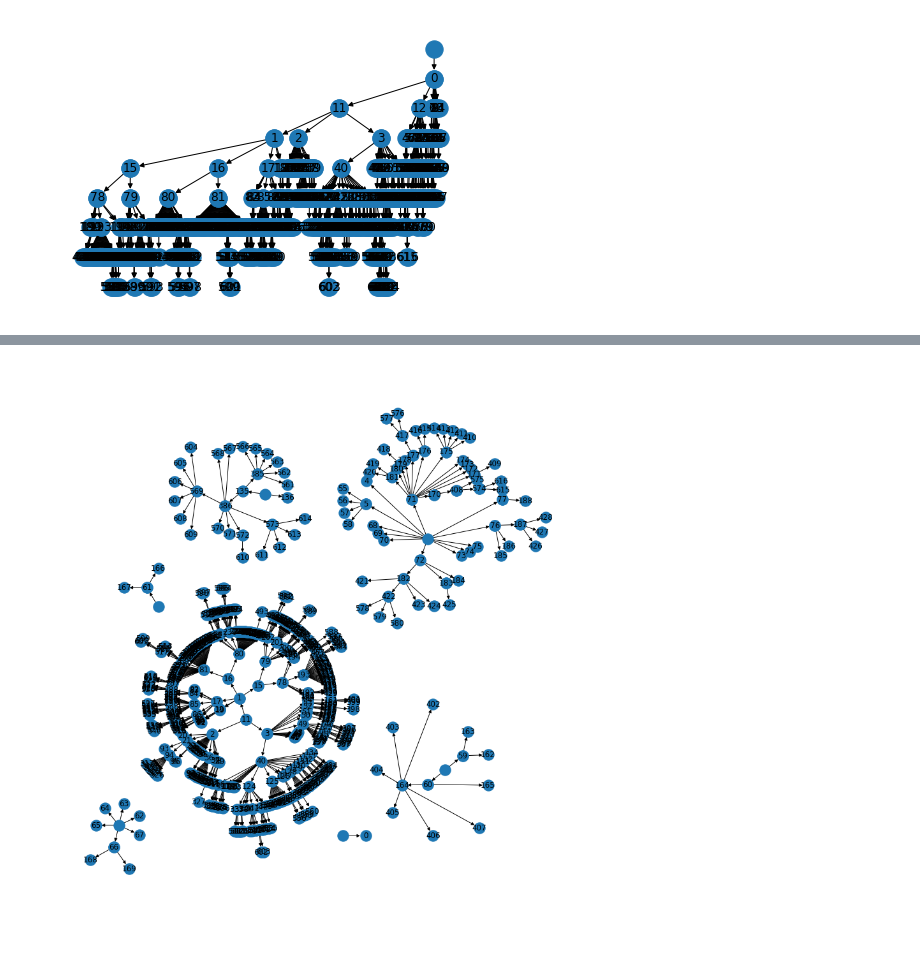
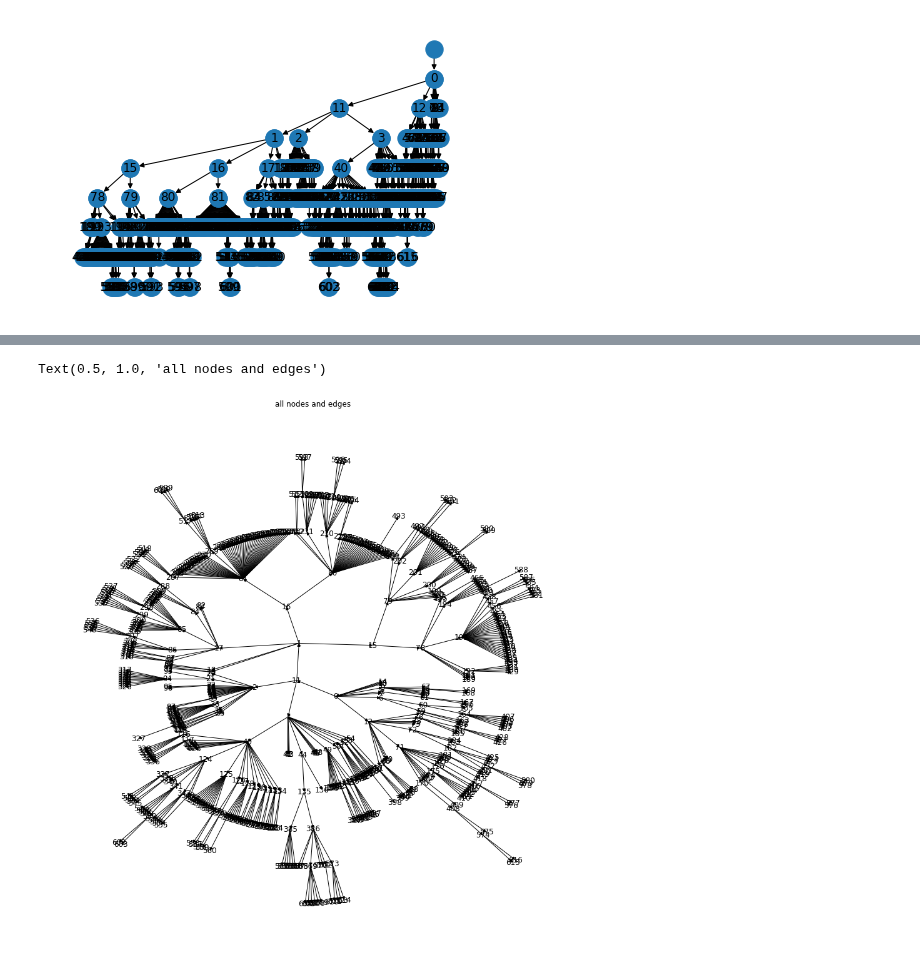
Before and after one commit to PrincetonUniversity/BrainPipe, a Jupyter notebook: tools/analysis/analysis_label_hierarchies_nick.ipynb, the cells around one changed output, grey strips where cells are left out. Cells and saved outputs as stored; diff of their text form; code cells hidden in the pictures.

```diff
--- a/tools/analysis/analysis_label_hierarchies_nick.ipynb
+++ b/tools/analysis/analysis_label_hierarchies_nick.ipynb
@@ -100,9 +41,10 @@ x is 446
 # %%
 plt.figure(figsize=(12, 12))
-labels = nx.get_node_attributes(sg, 'name')
-
-pos = graphviz_layout(sg, prog="twopi", args="")
-nx.draw(sg, pos, labels=labels,arrows=True)
+labels=nx.get_node_attributes(g,'name')
+pos = graphviz_layout(g, prog="twopi", args="")
+nx.draw(g, pos, labels=labels,arrows=True,node_size=0)
+plt.title('all nodes and edges')
 # %% [output]
+Text(0.5, 1.0, 'all nodes and edges')
-[figure, old version]
+[figure, new version]
 # %%
```
Also changed, not shown: parts of 12 cells of this notebook.
